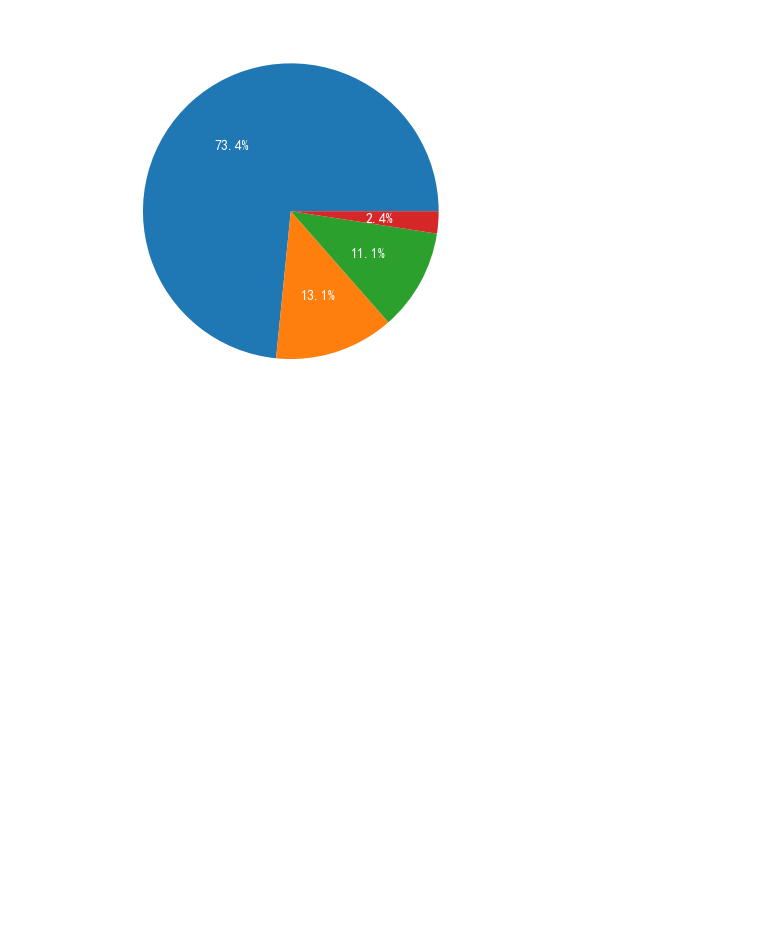
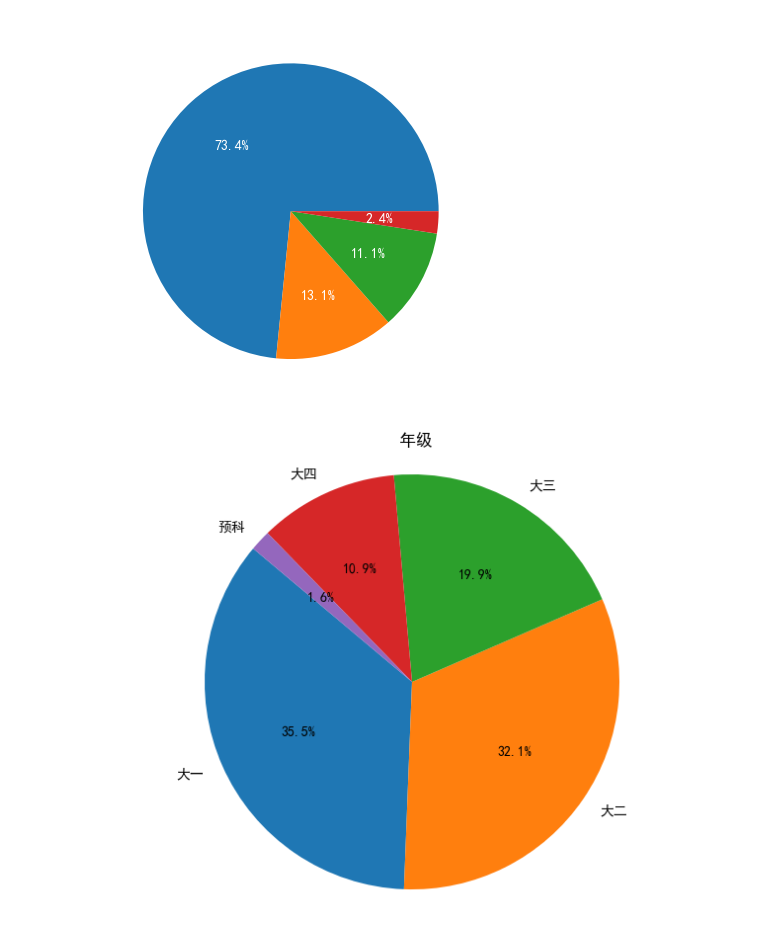
Before and after one commit to 2012644838/homework, a Jupyter notebook: 07-description.ipynb, the cells around one changed output. Cells and saved outputs as stored; diff of their text form; code cells hidden in the pictures; blank space fills up the shorter version.

```diff
--- a/07-description.ipynb
+++ b/07-description.ipynb
@@ -15,3 +15,21 @@ plt.show
 # %% [output]
 <function matplotlib.pyplot.show(close=None, block=None)>
 [figure]
+# %%
+import matplotlib.pyplot as plt
+
+def plot_pie_chart(data, variable):
+
+    counts = data[variable].value_counts()
+
+    plt.figure(figsize=(8, 6))
+    plt.pie(counts, labels=counts.index, autopct='%1.1f%%', startangle=140)
+    plt.axis('equal')  # 使饼图保持圆形
+    plt.title(f' {variable}')
+    plt.show()
+# %%
+import mytools
+df2,meta = mytools.读取SPSS数据(R'identity.sav')
+plot_pie_chart(df2, '年级')
+# %% [output]
+[figure, added]
```
Also changed, not shown: 2 other files.
